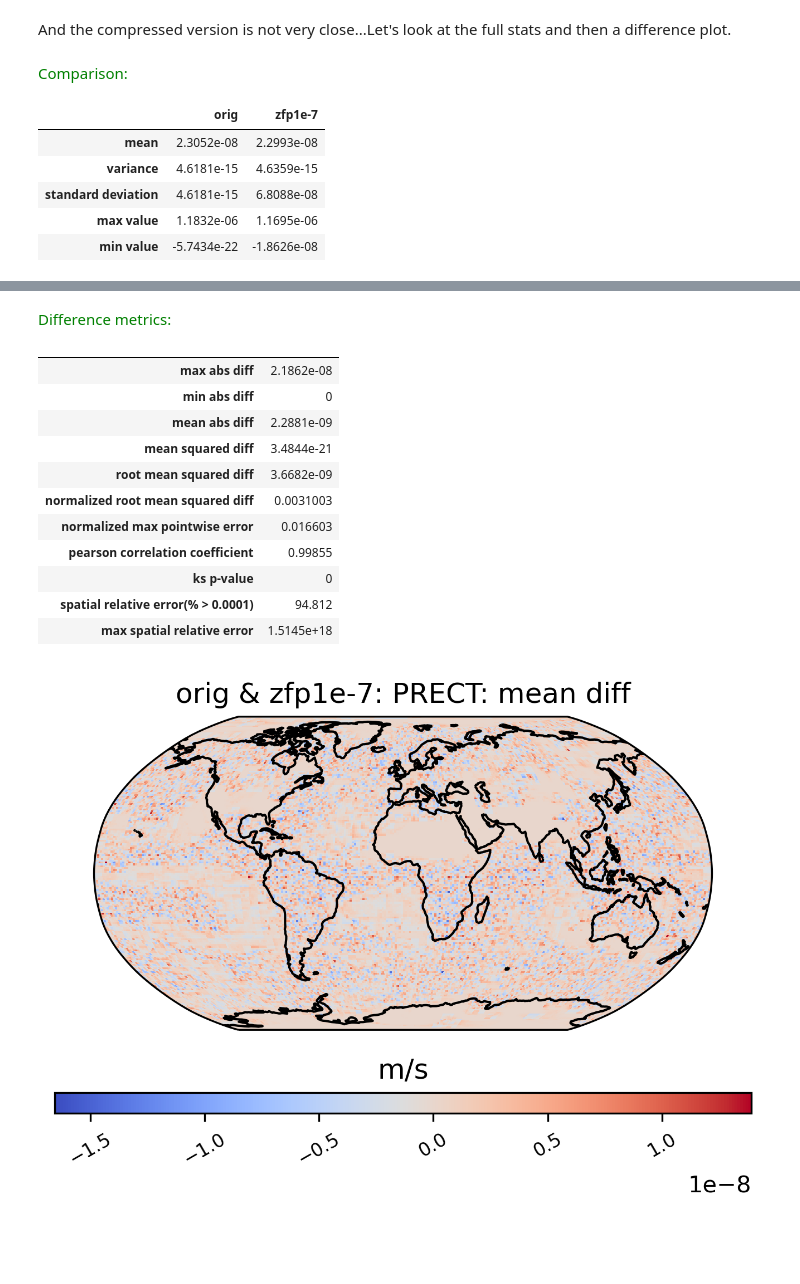
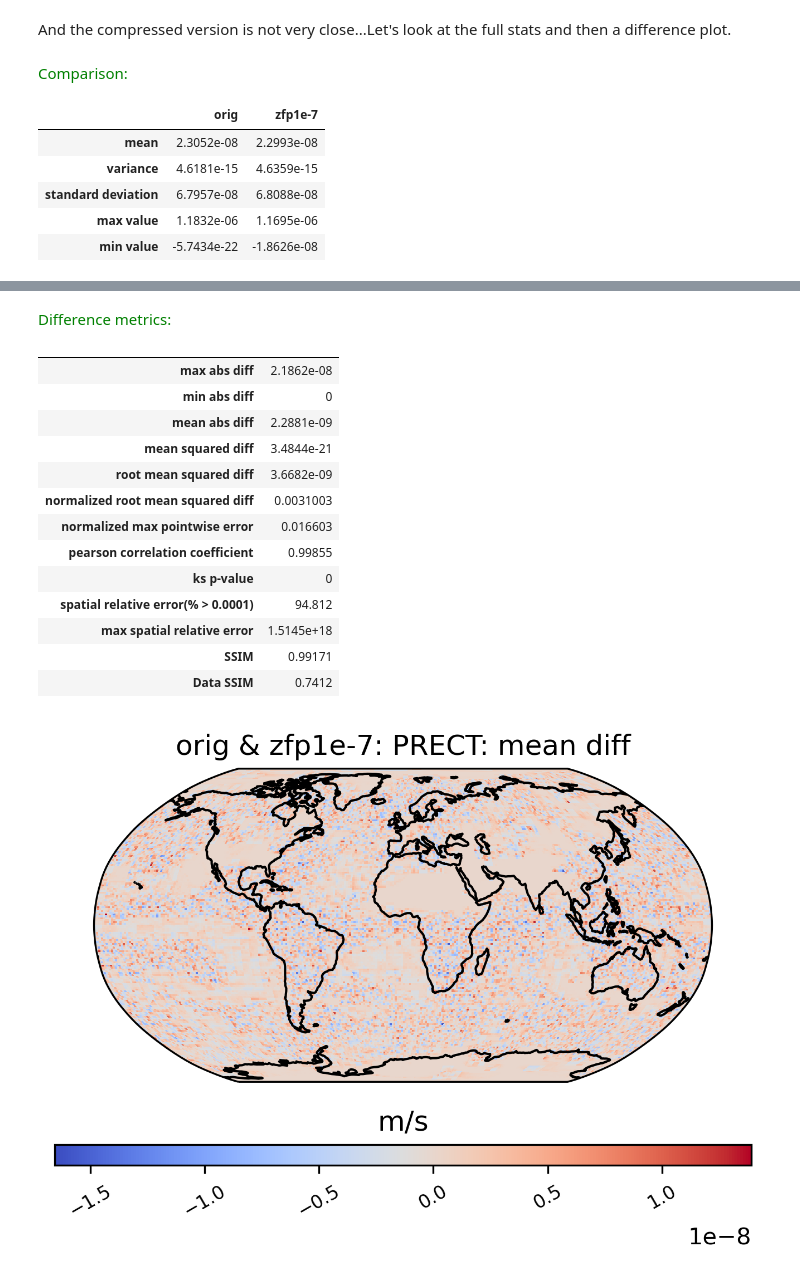
Before and after one commit to NCAR/ldcpy, a Jupyter notebook: docs/source/notebooks/MetricsNotebook.ipynb, the cells around one changed output, grey strips where cells are left out. Saved outputs shown, nothing was run; the diff lists cells and outputs as text; code cells hidden in the pictures; blank space fills up the shorter version.

Commit message:
fixed error in compare_stats

```diff
--- a/docs/source/notebooks/MetricsNotebook.ipynb
+++ b/docs/source/notebooks/MetricsNotebook.ipynb
@@ -262,29 +262,31 @@ ldcpy.plot(prect_col, "PRECT", sets=["orig"], calc="mean", start=0, end=1)
 And the compressed version is not very close...Let's look at the full stats and
 then a difference plot.
 # %%
-ldcpy.compare_stats(prect_col.isel(time=0), "PRECT", "orig", "zfp1e-7")
+ldcpy.compare_stats(prect_col.isel(time=0), "PRECT", "orig", "zfp1e-7", include_ssim_metric=True)
 # %% [output]
 Comparison:
 |  | orig | zfp1e-7 |
 | mean | 2.3052e-08 | 2.2993e-08 |
 | variance | 4.6181e-15 | 4.6359e-15 |
-| standard deviation | 4.6181e-15 | 6.8088e-08 |
+| standard deviation | 6.7957e-08 | 6.8088e-08 |
 | max value | 1.1832e-06 | 1.1695e-06 |
 | min value | -5.7434e-22 | -1.8626e-08 |
 [interactive output not drawn]
 Difference metrics:
 |  |  |
 | max abs diff | 2.1862e-08 |
 | min abs diff | 0 |
 | mean abs diff | 2.2881e-09 |
 | mean squared diff | 3.4844e-21 |
 | root mean squared diff | 3.6682e-09 |
 | normalized root mean squared diff | 0.0031003 |
 | normalized max pointwise error | 0.016603 |
 | pearson correlation coefficient | 0.99855 |
 | ks p-value | 0 |
 | spatial relative error(% > 0.0001) | 94.812 |
 | max spatial relative error | 1.5145e+18 |
+| SSIM | 0.99171 |
+| Data SSIM | 0.7412 |
 # %%
 # make a difference plot
 ldcpy.plot(
```
Also changed, not shown: parts of 4 cells of this notebook, 1 other file.
